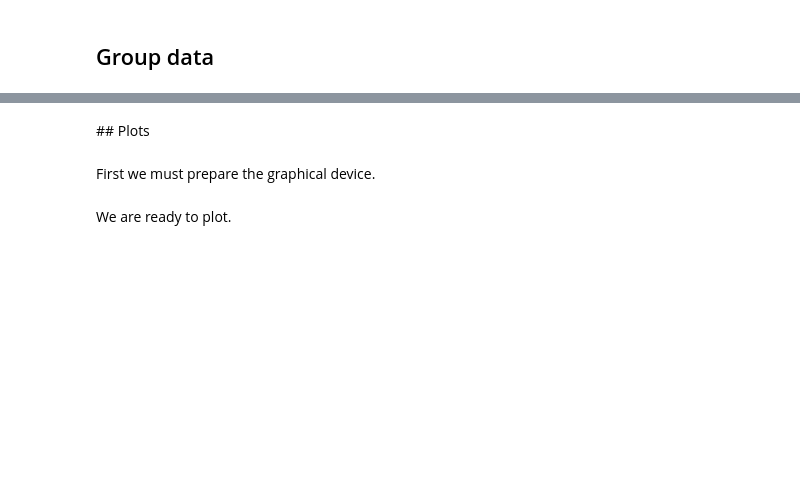
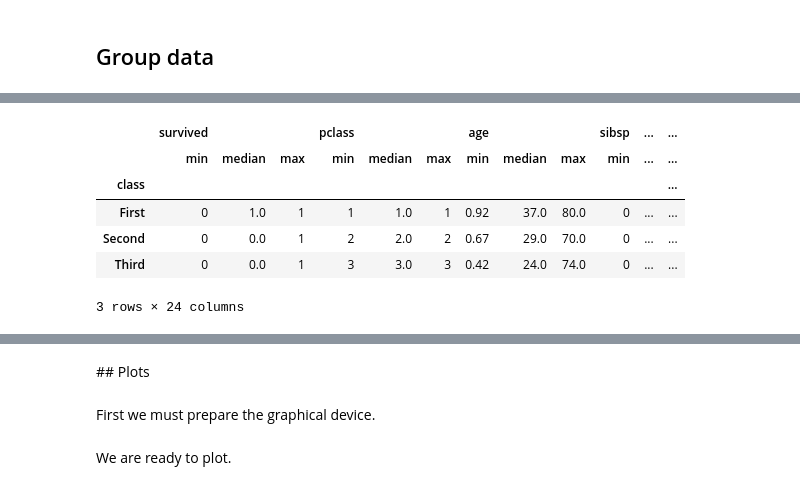
Before and after one commit to dfbarrero/dataCourse, a Jupyter notebook: pandas/Pandas.ipynb, the cells around one changed output, grey strips where cells are left out. Drawn from its saved outputs; the diff is of its cells as text; code cells hidden in the pictures; blank space fills up the shorter version.

```diff
--- a/pandas/Pandas.ipynb
+++ b/pandas/Pandas.ipynb
@@ -218,0 +608,10 @@ data.groupby('class').aggregate(np.mean)['age']
+# %%
+data.groupby('class').aggregate(['min', np.median, max])
+# %% [output]
+|  | survived |  |  | pclass |  |  | age |  |  | sibsp | ... | ... |
+|  | min | median | max | min | median | max | min | median | max | min | ... | ... |
+| class |  |  |  |  |  |  |  |  |  |  |  | ... |
+| First | 0 | 1.0 | 1 | 1 | 1.0 | 1 | 0.92 | 37.0 | 80.0 | 0 | ... | ... |
+| Second | 0 | 0.0 | 1 | 2 | 2.0 | 2 | 0.67 | 29.0 | 70.0 | 0 | ... | ... |
+| Third | 0 | 0.0 | 1 | 3 | 3.0 | 3 | 0.42 | 24.0 | 74.0 | 0 | ... | ... |
+3 rows × 24 columns
```
Also changed, not shown: parts of 94 cells of this notebook.
